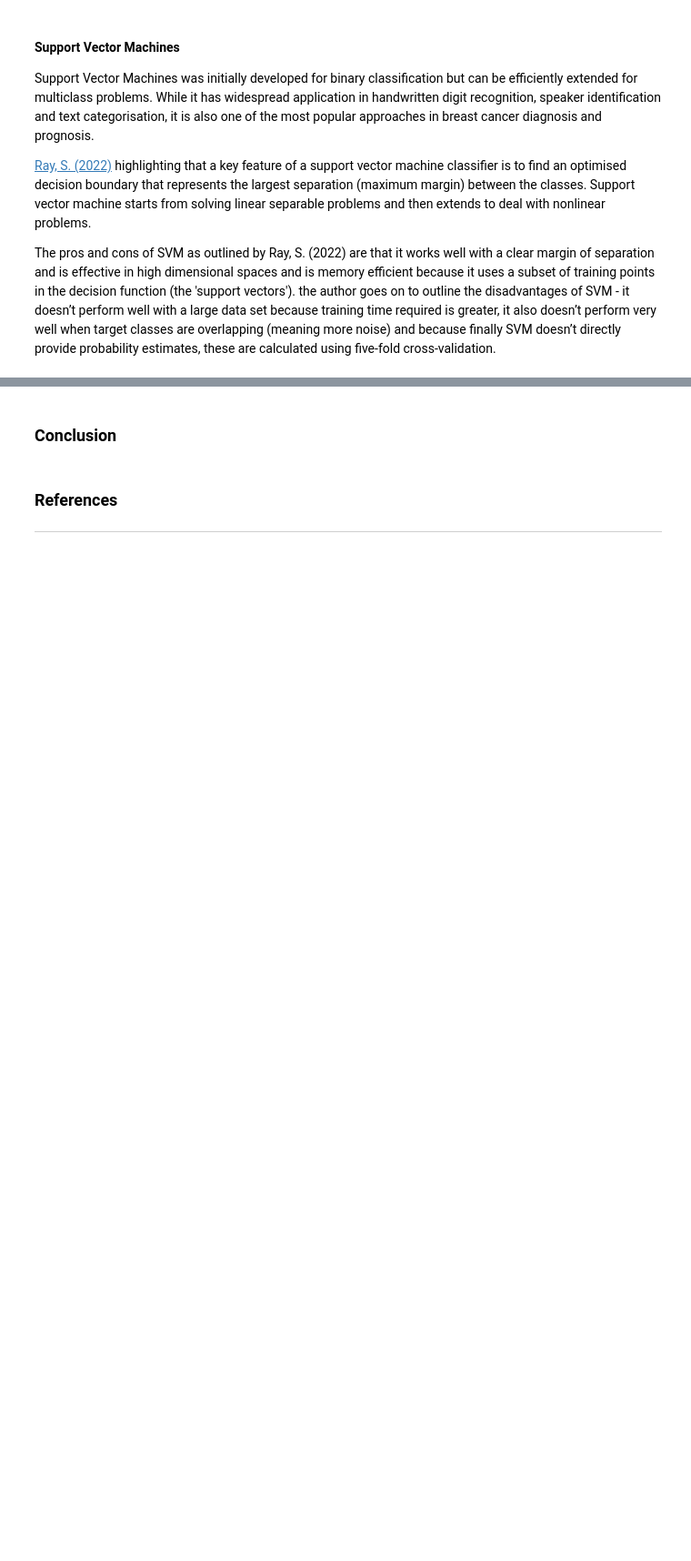
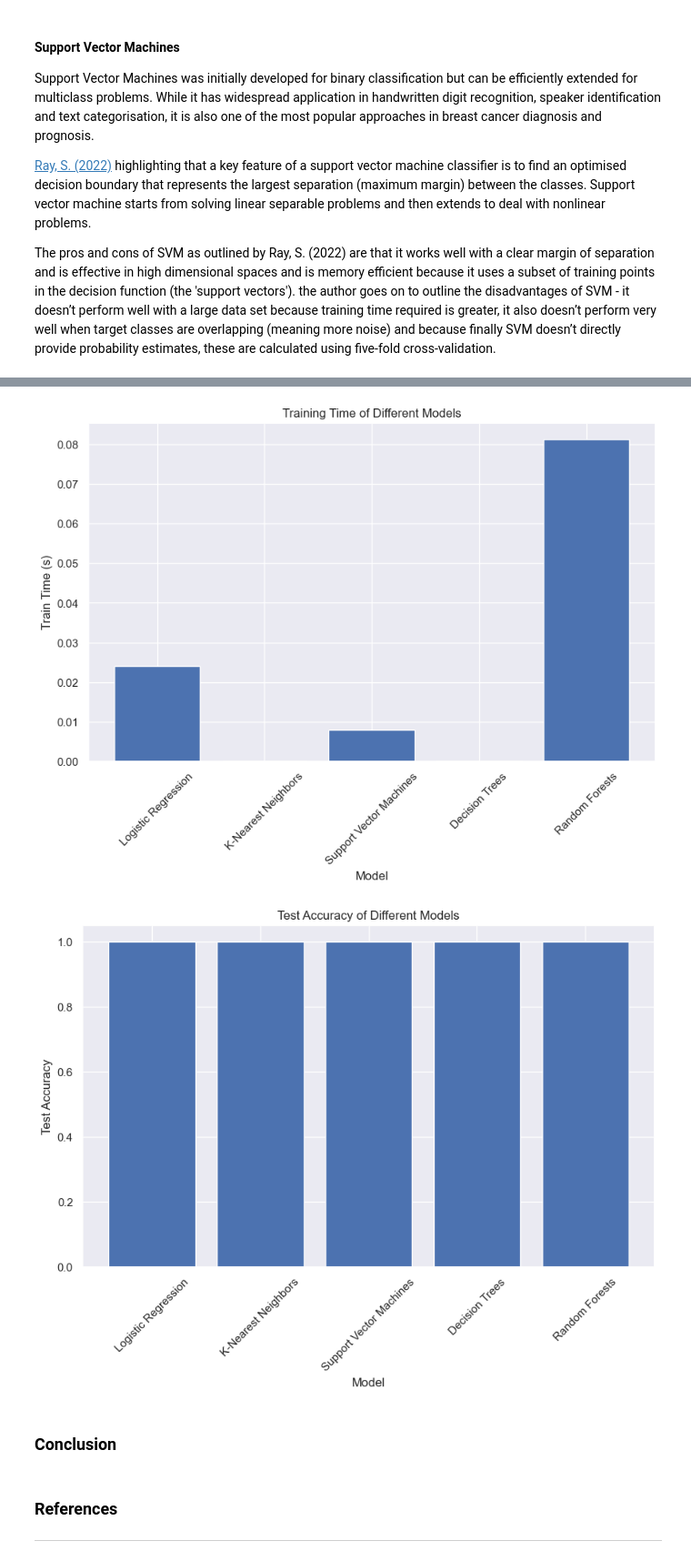
Before and after one commit to Scunnies/machine-learning-and-statistics, a Jupyter notebook: Project/Exploring Classification Algorithms with the Iris Dataset.ipynb, the cells around one changed output, grey strips where cells are left out. Shown: that part at 91% size. Drawn from its saved outputs; the diff is of its cells as text; code cells hidden in the pictures; blank space fills up the shorter version.

Commit message:
Train and Test

```diff
--- a/Project/Exploring Classification Algorithms with the Iris Dataset.ipynb
+++ b/Project/Exploring Classification Algorithms with the Iris Dataset.ipynb
@@ -280,0 +238,6 @@ The pros and cons of SVM as outlined by Ray, S. (2022) are that it works well wi
+# %%
+X = data.drop(['Class'],axis=1)
+y = data['Class']
+# %%
+# Split the dataset into a training set and a test set
+X_train, X_test, y_train, y_test = train_test_split(X, y, test_size=0.2, random_state=42)
@@ -281,3 +302,24 @@ The pros and cons of SVM as outlined by Ray, S. (2022) are that it works well wi
+# %%
+# Plot training times
+plt.figure(figsize=(10, 6))
+plt.bar(performance_data['Model'], performance_data['Train Time (s)'])
+plt.xlabel('Model')
+plt.ylabel('Train Time (s)')
+plt.title('Training Time of Different Models')
+plt.xticks(rotation=45)
+plt.show()
+
+# Plot test accuracies
+plt.figure(figsize=(10, 6))
+plt.bar(performance_data['Model'], performance_data['Test Accuracy'])
+plt.xlabel('Model')
+plt.ylabel('Test Accuracy')
+plt.title('Test Accuracy of Different Models')
+plt.xticks(rotation=45)
+plt.show()
+# %% [output]
+[figure, added]
+[figure, added]
 # %% [markdown]
 ### Conclusion
 # %% [markdown]
```
Also changed, not shown: parts of 21 cells of this notebook.
